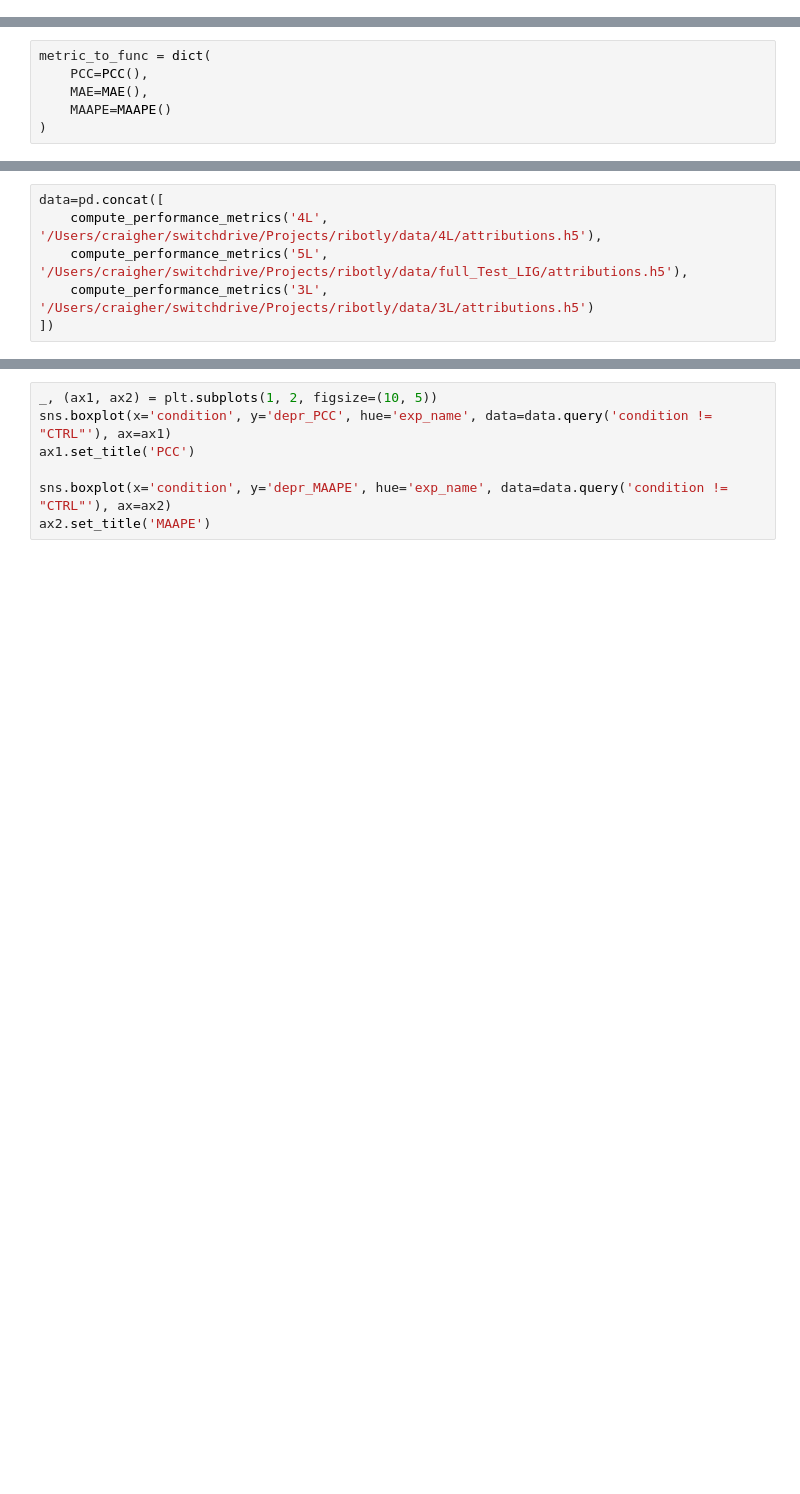
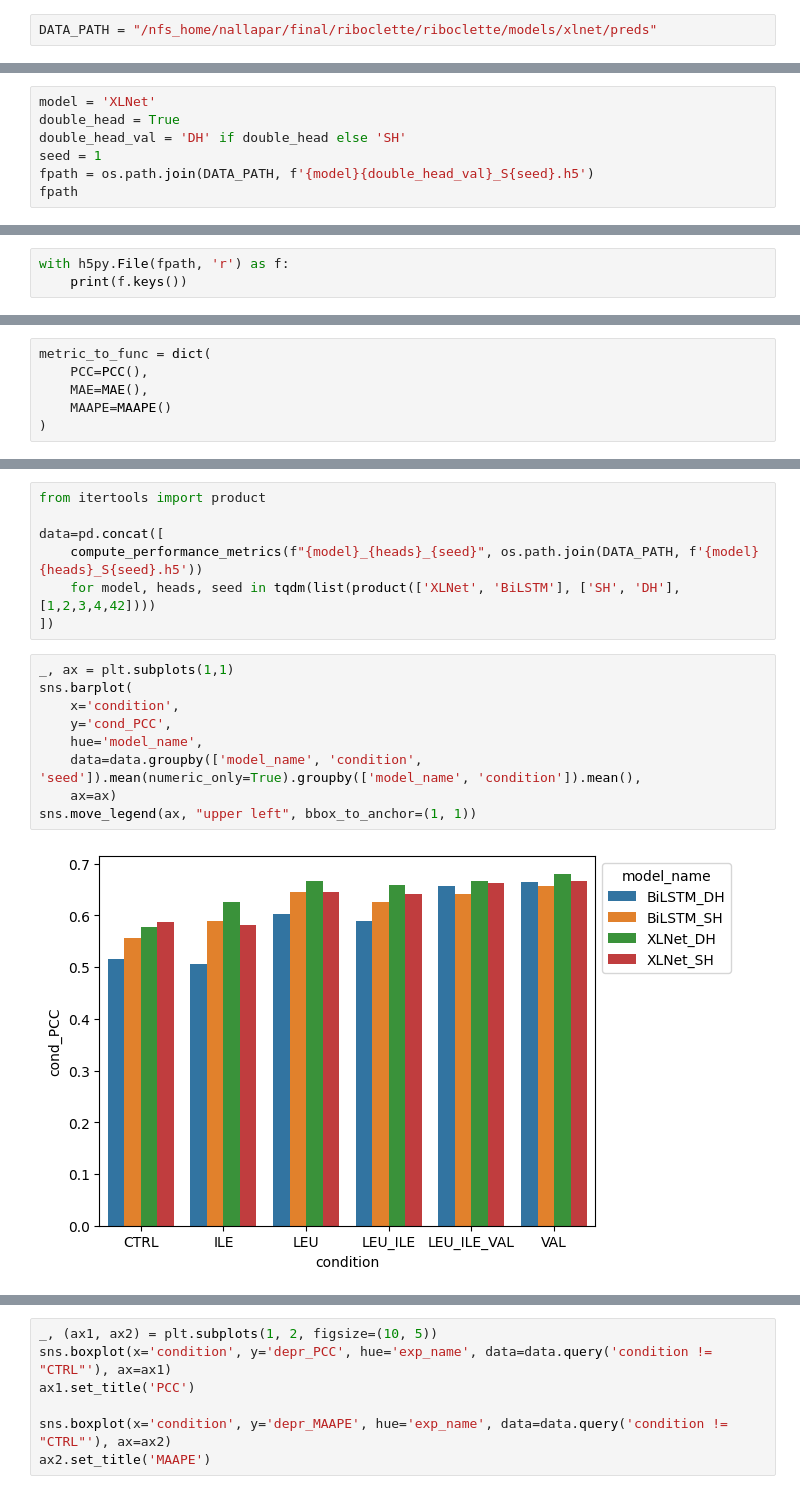
Before and after one commit to vam-sin/riboclette, a Jupyter notebook: downstream_analysis/performance_analysis.ipynb, the cells around one changed output, grey strips where cells are left out. Saved outputs shown, nothing was run; the diff lists cells and outputs as text; blank space fills up the shorter version.

```diff
--- a/downstream_analysis/performance_analysis.ipynb
+++ b/downstream_analysis/performance_analysis.ipynb
@@ -1,3 +1,5 @@
+# %%
+DATA_PATH = "/nfs_home/nallapar/final/riboclette/riboclette/models/xlnet/preds"
 # %%
 import h5py
 import pandas as pd
@@ -10,0 +14,7 @@ import statsmodels.api as sm
+# %%
+model = 'XLNet'
+double_head = True
+double_head_val = 'DH' if double_head else 'SH'
+seed = 1
+fpath = os.path.join(DATA_PATH, f'{model}{double_head_val}_S{seed}.h5')
+fpath
@@ -10,0 +23,3 @@ import statsmodels.api as sm
+# %%
+with h5py.File(fpath, 'r') as f:
+    print(f.keys())
@@ -86,6 +117,18 @@ def compute_performance_metrics(exp_name, fpath):
-# %%
-data=pd.concat([
-    compute_performance_metrics('4L', '/Users/craigher/switchdrive/Projects/ribotly/data/4L/attributions.h5'),
-    compute_performance_metrics('5L', '/Users/craigher/switchdrive/Projects/ribotly/data/full_Test_LIG/attributions.h5'),
-    compute_performance_metrics('3L', '/Users/craigher/switchdrive/Projects/ribotly/data/3L/attributions.h5')
-])
+# %%
+from itertools import product
+
+data=pd.concat([
+    compute_performance_metrics(f"{model}_{heads}_{seed}", os.path.join(DATA_PATH, f'{model}{heads}_S{seed}.h5'))
+    for model, heads, seed in tqdm(list(product(['XLNet', 'BiLSTM'], ['SH', 'DH'], [1,2,3,4,42])))
+])
+# %%
+_, ax = plt.subplots(1,1)
+sns.barplot(
+    x='condition',
+    y='cond_PCC',
+    hue='model_name',
+    data=data.groupby(['model_name', 'condition', 'seed']).mean(numeric_only=True).groupby(['model_name', 'condition']).mean(),
+    ax=ax)
+sns.move_legend(ax, "upper left", bbox_to_anchor=(1, 1))
+# %% [output]
+[figure, added]
```
Also changed, not shown: parts of 6 cells of this notebook.
